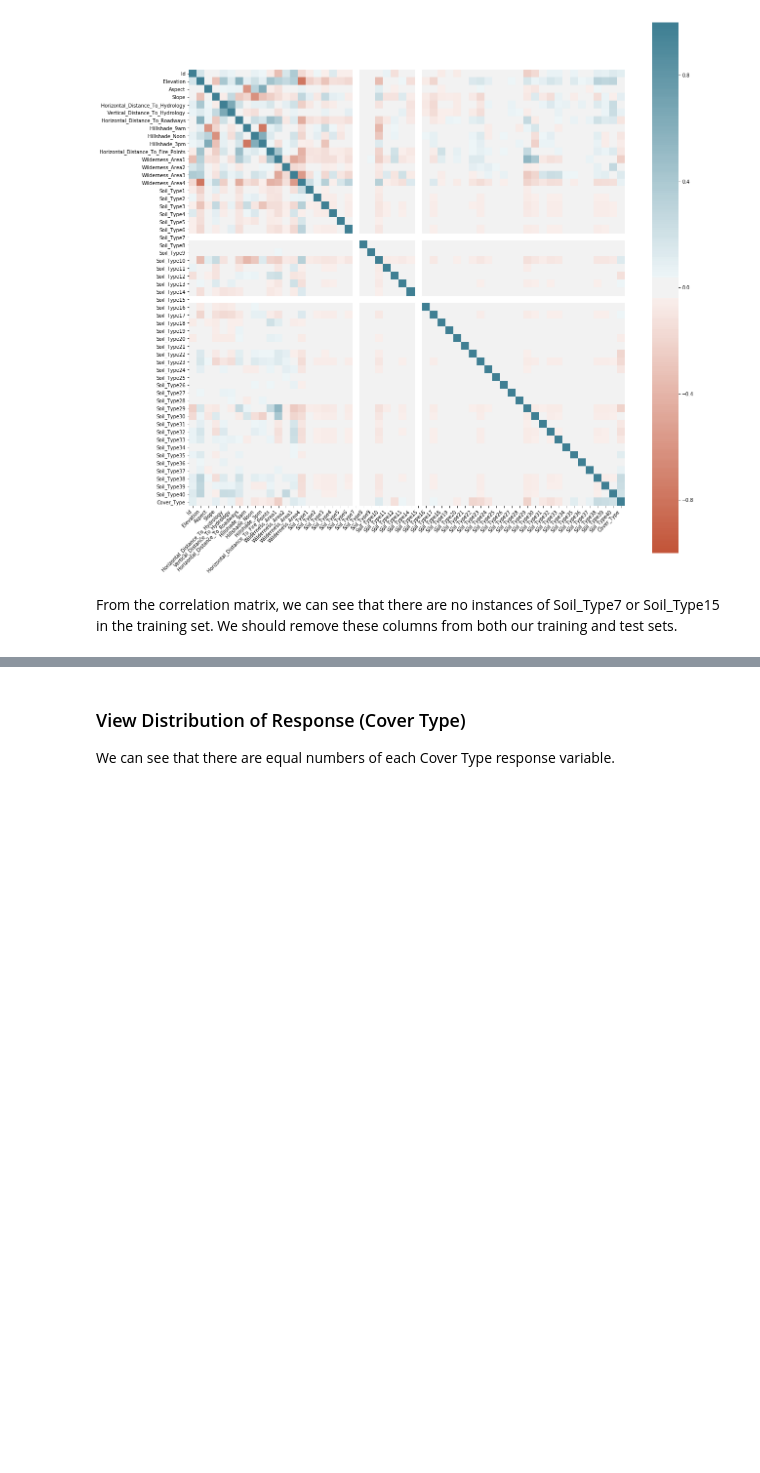
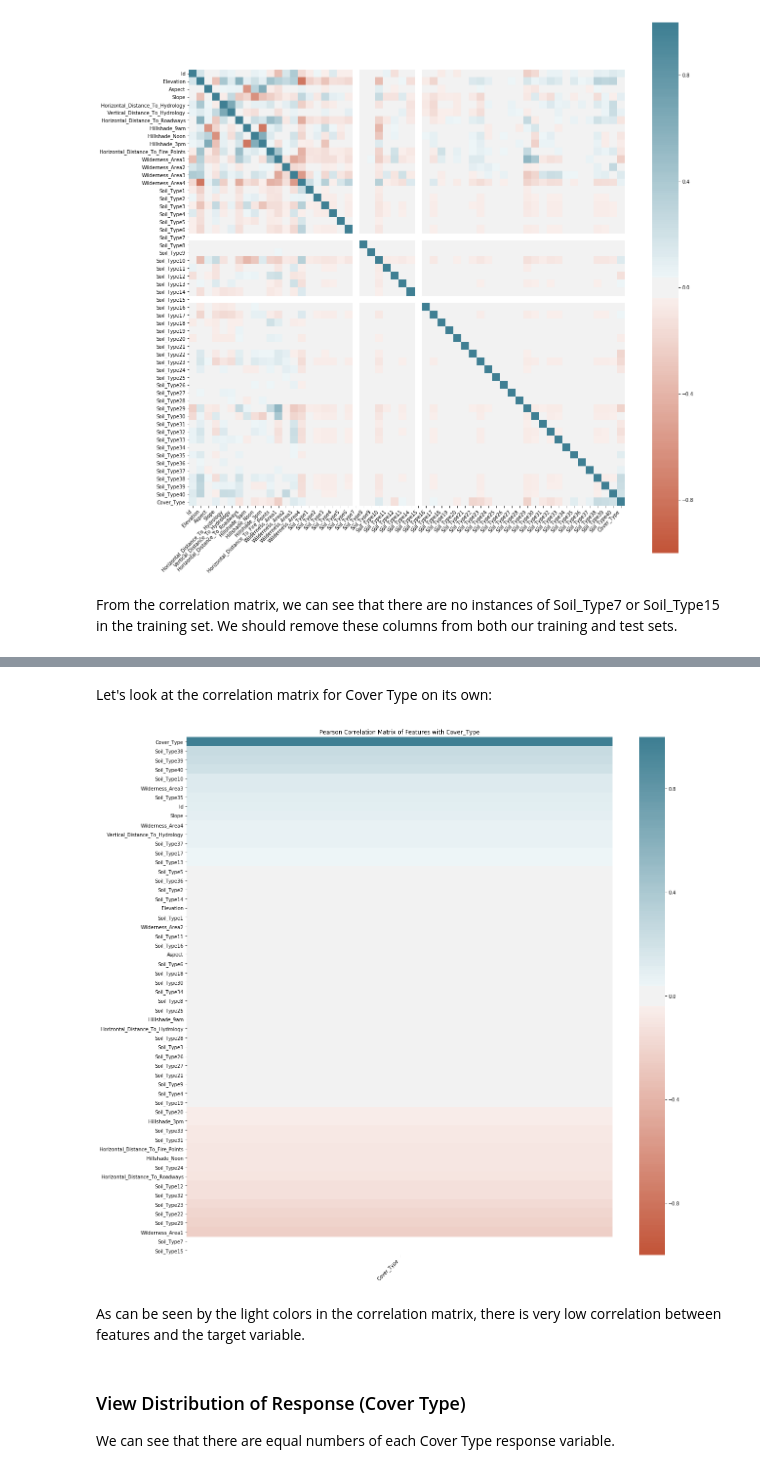
Before and after one commit to amypeniston/data-science-toolbox, a Jupyter notebook: kaggle_competitions/learn-together/EDA.ipynb, the cells around one changed output, grey strips where cells are left out. Cells and saved outputs as stored; diff of their text form; code cells hidden in the pictures; blank space fills up the shorter version.

```diff
--- a/kaggle_competitions/learn-together/EDA.ipynb
+++ b/kaggle_competitions/learn-together/EDA.ipynb
@@ -132,3 +132,27 @@ train_df["Soil_Type7"].sum(), train_df["Soil_Type15"].sum()
+# %% [markdown]
+Let's look at the correlation matrix for Cover Type on its own:
+# %%
+corr = train_df.corr()[["Cover_Type"]].sort_values(by=["Cover_Type"], ascending=False)
+
+fig = plt.figure(figsize=(20,20))
+
+ax = sns.heatmap(
+    corr,
+    vmin=-1, vmax=1, center=0,
+    cmap=sns.diverging_palette(20, 220, n=200),
+    square=False
+)
+ax.set_xticklabels(
+    ax.get_xticklabels(),
+    rotation=45,
+    horizontalalignment='right'
+)
+plt.title("Pearson Correlation Matrix of Features with Cover_Type")
+plt.show()
+# %% [output]
+[figure, added]
+# %% [markdown]
+As can be seen by the light colors in the correlation matrix, there is very low correlation between features and the target variable.
 # %% [markdown]
 ### View Distribution of Response (Cover Type)
 
```
Also changed, not shown: parts of 1 cell of this notebook, 4 other files.
